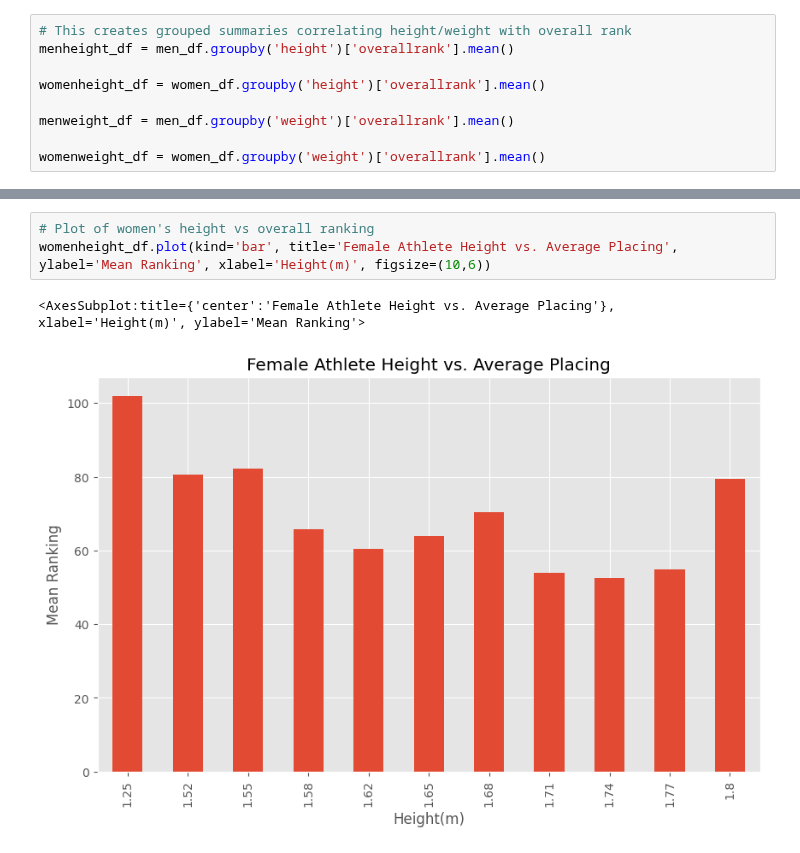
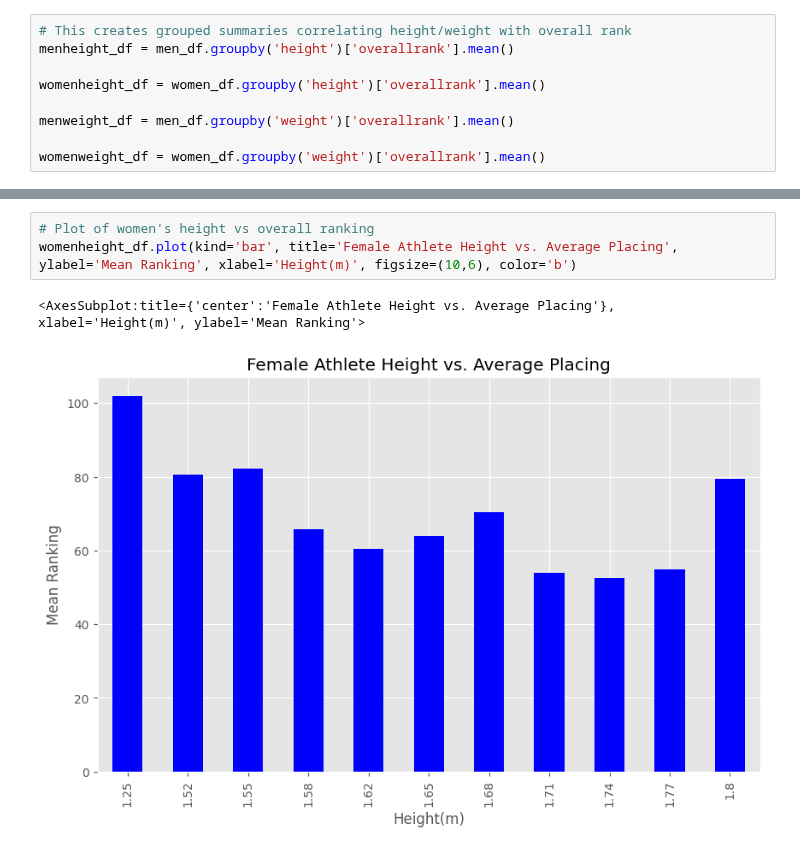
Before and after one commit to Glaikit7/Crossfit2019Project, a Jupyter notebook: crossfit.ipynb, the cells around one changed output, grey strips where cells are left out. Saved outputs shown, nothing was run; the diff lists cells and outputs as text.

```diff
--- a/crossfit.ipynb
+++ b/crossfit.ipynb
@@ -144,8 +172,8 @@ menweight_df.plot(kind='bar', title='Male Athlete Weight vs. Average Placing', y
 # %%
 # Plot of women's height vs overall ranking
-womenheight_df.plot(kind='bar', title='Female Athlete Height vs. Average Placing', ylabel='Mean Ranking', xlabel='Height(m)', figsize=(10,6))
+womenheight_df.plot(kind='bar', title='Female Athlete Height vs. Average Placing', ylabel='Mean Ranking', xlabel='Height(m)', figsize=(10,6), color='b')
 # %% [output]
 <AxesSubplot:title={'center':'Female Athlete Height vs. Average Placing'}, xlabel='Height(m)', ylabel='Mean Ranking'>
-[figure, old version]
+[figure, new version]
 # %%
 # Plot of women's weight vs overall ranking
```
Also changed, not shown: parts of 8 cells of this notebook.
